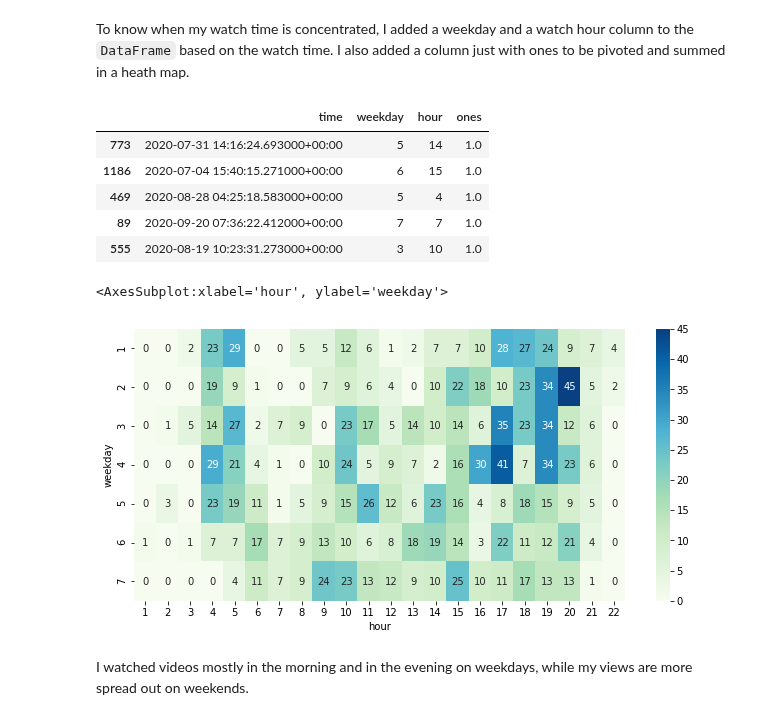
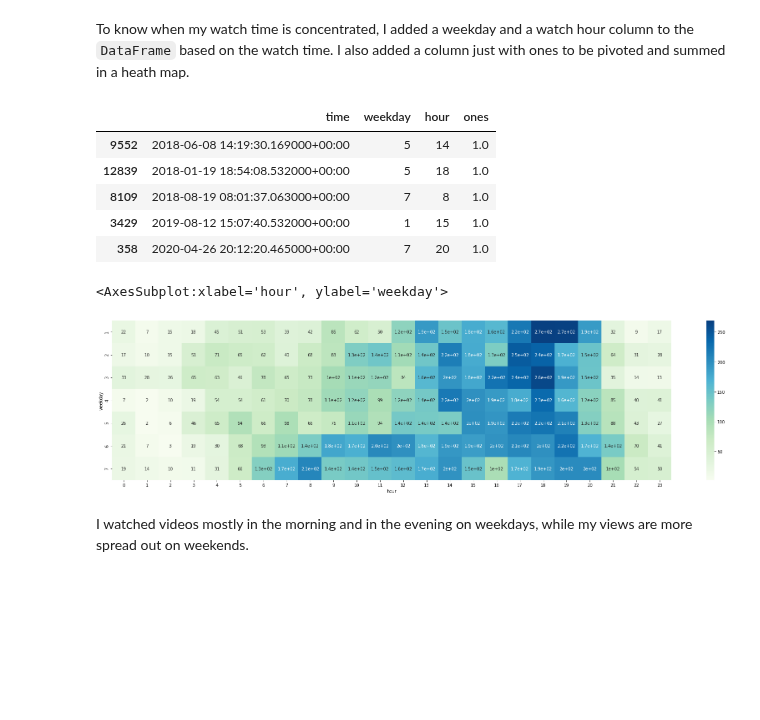
Before and after one commit to ayushxx7/pandas-course-project, a Jupyter notebook: learning_from_my_youtube_watch_history.ipynb, the cells around one changed output. Saved outputs shown, nothing was run; the diff lists cells and outputs as text; code cells hidden in the pictures; blank space fills up the shorter version.

Commit message:
working code. using takeout stored in g drive

```diff
--- a/learning_from_my_youtube_watch_history.ipynb
+++ b/learning_from_my_youtube_watch_history.ipynb
@@ -172,5 +172,5 @@ I also downloaded the watch history as a json file and read it with the `json` m
 # %%
-wh_src = json.load(open("youtube-takeout/watch-history.json", "rt", encoding="utf8"))
+wh_src = json.load(open("/content/takeout_ayush/Takeout/YouTube and YouTube Music/history/watch-history.json", "rt", encoding="utf8"))
 # %% [markdown]
 As for the subscribtions, the watch history is a list of dicitionaries.
 # %%
@@ -292,8 +291,16 @@ for view in wh_src:
         channel_name = None
         channel_url = None
     else:
-        channel_name = view["subtitles"][0]["name"]
-        channel_url = view["subtitles"][0]["url"]
+        print(view['subtitles'])
+        print(view["subtitles"][0])
+        if not "name" in view["subtitles"][0]:
+          channel_name = None
+        else:
+          channel_name = view["subtitles"][0]["name"]
+        if not "url" in view["subtitles"][0]:
+          channel_url = None
+        else:
+          channel_url = view["subtitles"][0]["url"]
 
     wh_dict["channel-name"].append(channel_name)
     wh_dict["channel-url"].append(channel_url)
@@ -378,19 +443,19 @@ wh_df["ones"] = np.ones(len(wh_df))
 wh_df[["time", "weekday", "hour", "ones"]].sample(5)
 # %% [output]
 |  | time | weekday | hour | ones |
-| 773 | 2020-07-31 14:16:24.693000+00:00 | 5 | 14 | 1.0 |
-| 1186 | 2020-07-04 15:40:15.271000+00:00 | 6 | 15 | 1.0 |
-| 469 | 2020-08-28 04:25:18.583000+00:00 | 5 | 4 | 1.0 |
-| 89 | 2020-09-20 07:36:22.412000+00:00 | 7 | 7 | 1.0 |
-| 555 | 2020-08-19 10:23:31.273000+00:00 | 3 | 10 | 1.0 |
+| 9552 | 2018-06-08 14:19:30.169000+00:00 | 5 | 14 | 1.0 |
+| 12839 | 2018-01-19 18:54:08.532000+00:00 | 5 | 18 | 1.0 |
+| 8109 | 2018-08-19 08:01:37.063000+00:00 | 7 | 8 | 1.0 |
+| 3429 | 2019-08-12 15:07:40.532000+00:00 | 1 | 15 | 1.0 |
+| 358 | 2020-04-26 20:12:20.465000+00:00 | 7 | 20 | 1.0 |
 # %%
 views = wh_df.pivot_table(index="weekday", columns="hour", values="ones", aggfunc=np.sum, fill_value=0)
 # %%
-plt.figure(figsize = (11, 5))
+plt.figure(figsize = (30, 7))
 sns.heatmap(views, annot=True, cmap="GnBu")
 # %% [output]
 <AxesSubplot:xlabel='hour', ylabel='weekday'>
-[figure, old version]
+[figure, new version]
 # %% [markdown]
 I watched videos mostly in the morning and in the evening on weekdays, while my views are more spread out on weekends.
 # %% [markdown]
```
Also changed, not shown: parts of 30 cells of this notebook.
